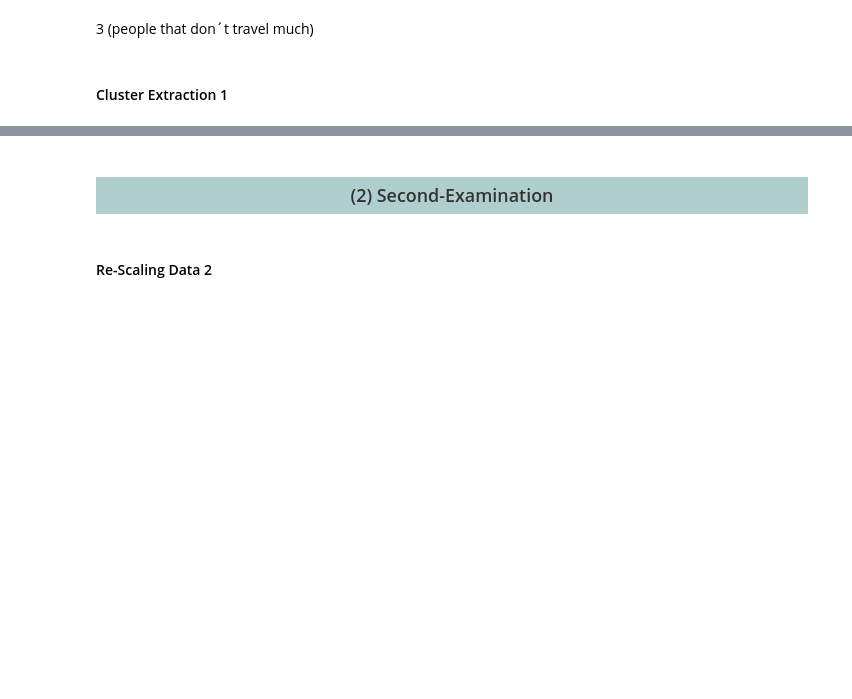
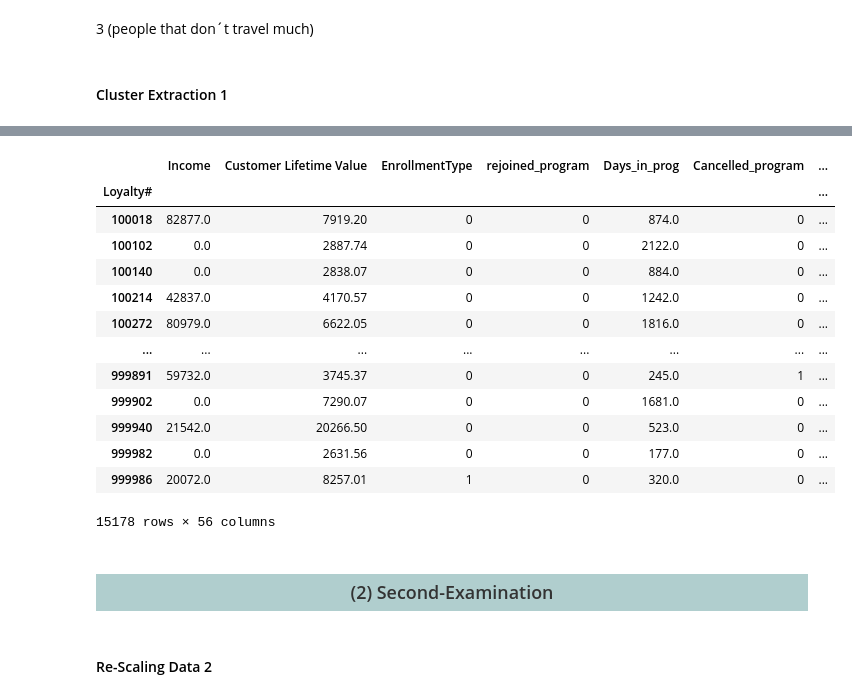
Before and after one commit to andrerangelferreira/DataMiningProject_AIAI_Group51, a Jupyter notebook: notebooks/FAUSTO__Group51_Clustering_Code.ipynb, the cells around one changed output, grey strips where cells are left out. Saved outputs shown, nothing was run; the diff lists cells and outputs as text; code cells hidden in the pictures; blank space fills up the shorter version.

```diff
--- a/notebooks/FAUSTO__Group51_Clustering_Code.ipynb
+++ b/notebooks/FAUSTO__Group51_Clustering_Code.ipynb
@@ -526,9 +527,9 @@ groupby_mean(people, 'rb_scaled_ward_cluster6')
 non_travelers = people[people['rb_scaled_ward_cluster6'] == 3]
 # %%
 # List of cluster labels to exclude
-exclude_clusters = [5, 4, 3, 6]
+exclude_clusters = [3]
 
 # Filter the original dataset to exclude rows with specified cluster labels
-people_filtered1 = people[~people['rb_scaled_ward_cluster7'].isin(exclude_clusters)]
+people_filtered1 = people[~people['rb_scaled_ward_cluster6'].isin(exclude_clusters)]
 # %%
 people_filtered1
@@ -535,5 +571,22 @@ people_filtered1
 # %%
-people_filtered1 = people_filtered1.iloc[:, :-6]
+people_filtered1 = people_filtered1.loc[:, ~people_filtered1.columns.str.startswith(("st_", "mm_", "rb_"))]
+# %%
+people_filtered1
+# %% [output]
+|  | Income | Customer Lifetime Value | EnrollmentType | rejoined_program | Days_in_prog | Cancelled_program | ... |
+| Loyalty# |  |  |  |  |  |  | ... |
+| 100018 | 82877.0 | 7919.20 | 0 | 0 | 874.0 | 0 | ... |
+| 100102 | 0.0 | 2887.74 | 0 | 0 | 2122.0 | 0 | ... |
+| 100140 | 0.0 | 2838.07 | 0 | 0 | 884.0 | 0 | ... |
+| 100214 | 42837.0 | 4170.57 | 0 | 0 | 1242.0 | 0 | ... |
+| 100272 | 80979.0 | 6622.05 | 0 | 0 | 1816.0 | 0 | ... |
+| ... | ... | ... | ... | ... | ... | ... | ... |
+| 999891 | 59732.0 | 3745.37 | 0 | 0 | 245.0 | 1 | ... |
+| 999902 | 0.0 | 7290.07 | 0 | 0 | 1681.0 | 0 | ... |
+| 999940 | 21542.0 | 20266.50 | 0 | 0 | 523.0 | 0 | ... |
+| 999982 | 0.0 | 2631.56 | 0 | 0 | 177.0 | 0 | ... |
+| 999986 | 20072.0 | 8257.01 | 1 | 0 | 320.0 | 0 | ... |
+15178 rows × 56 columns
 # %% [markdown]
 ### <h3 style="color: #333333; background-color: #b0cece; text-align: center; padding: 6px; font-family: 'Arial';">(2) Second-Examination</h3>
 # %% [markdown]
```
Also changed, not shown: parts of 13 cells of this notebook.
